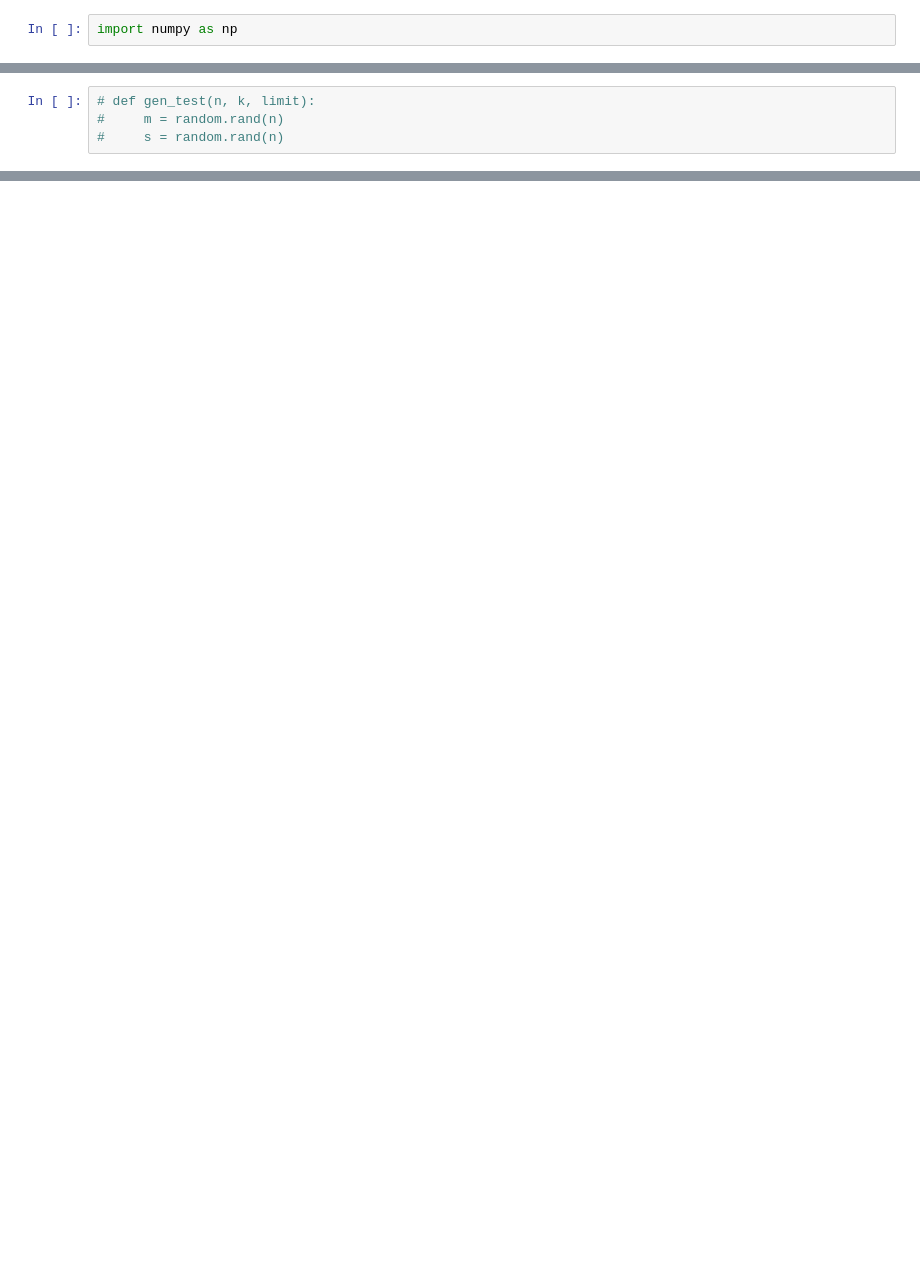
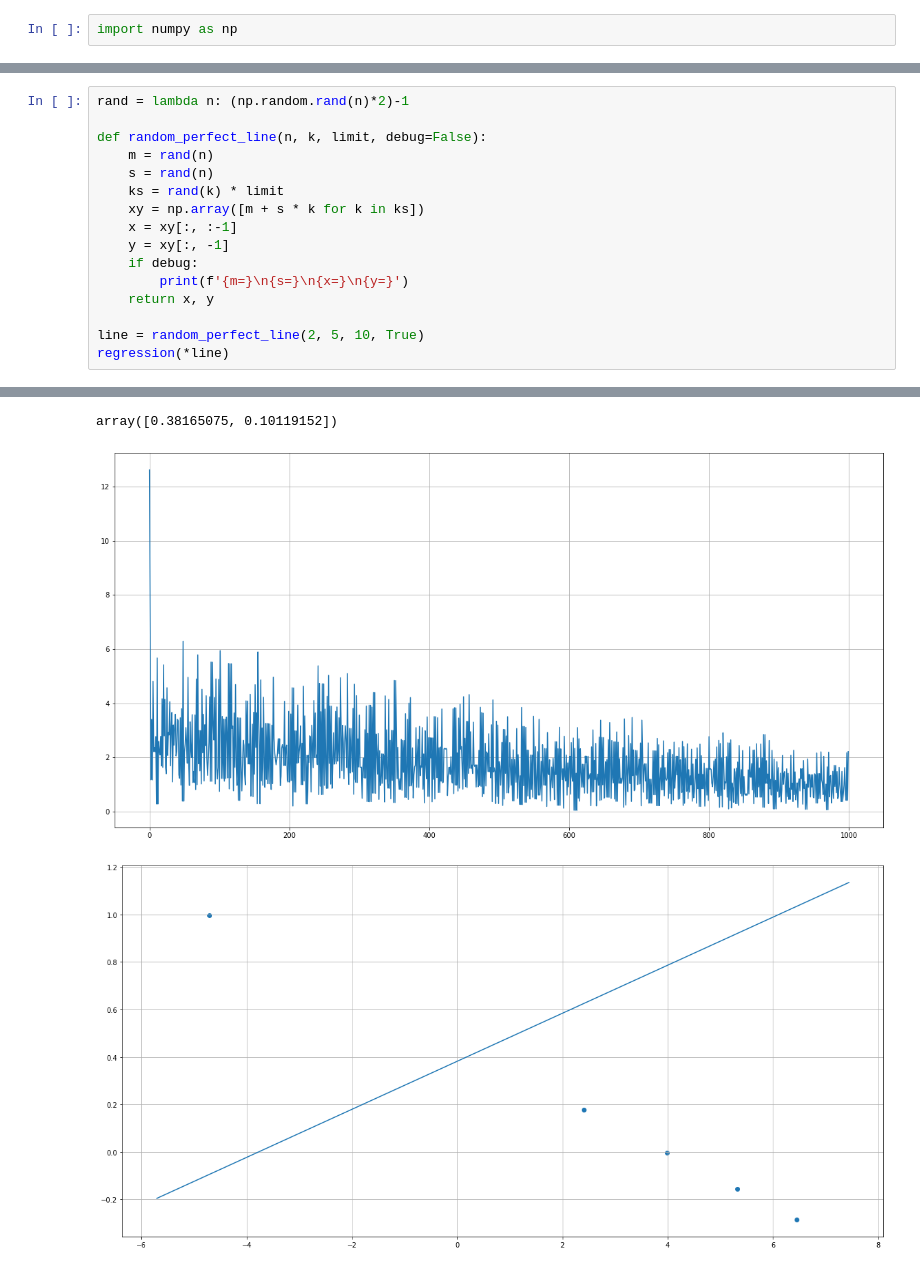
Before and after one commit to make-meth/y2020-ITMO-MO, a Jupyter notebook: 2/1_sgd.ipynb, the cells around one changed output, grey strips where cells are left out. Cells and saved outputs as stored; diff of their text form; blank space fills up the shorter version.

```diff
--- a/2/1_sgd.ipynb
+++ b/2/1_sgd.ipynb
@@ -66,4 +80,17 @@ array([0.33310727, 0.48337028])
-# %%
-# def gen_test(n, k, limit):
-#     m = random.rand(n)
-#     s = random.rand(n)
+# %%
+rand = lambda n: (np.random.rand(n)*2)-1
+
+def random_perfect_line(n, k, limit, debug=False):
+    m = rand(n)
+    s = rand(n)
+    ks = rand(k) * limit
+    xy = np.array([m + s * k for k in ks])
+    x = xy[:, :-1]
+    y = xy[:, -1]
+    if debug:
+        print(f'{m=}\n{s=}\n{x=}\n{y=}')
+    return x, y
+
+line = random_perfect_line(2, 5, 10, True)
+regression(*line)
+# %% [output]
@@ -69,0 +106,3 @@ array([0.33310727, 0.48337028])
+array([0.38165075, 0.10119152])
+[figure, added]
+[figure, added]
```
Also changed, not shown: parts of 3 cells of this notebook.
